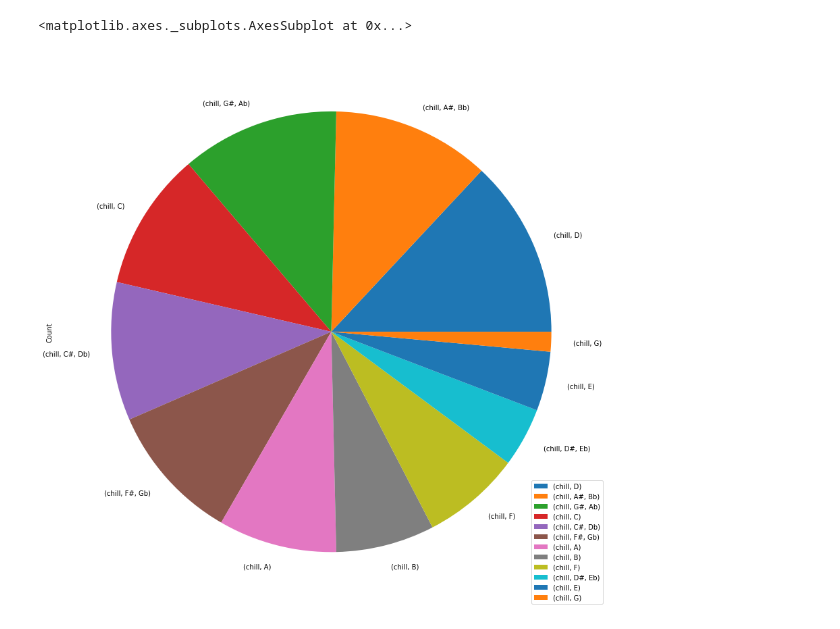
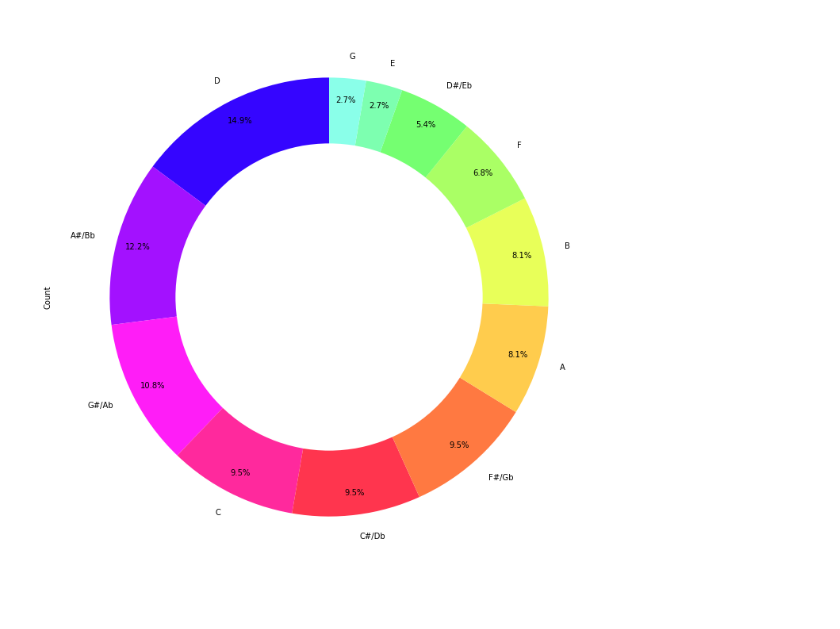
Before and after one commit to heesung80/Group_project_1, a Jupyter notebook: group_project/audiofeatures_piecharts.ipynb, the cells around one changed output. Cells and saved outputs as stored; diff of their text form; code cells hidden in the pictures.

Commit message:
made pie chart prettier

```diff
--- a/group_project/audiofeatures_piecharts.ipynb
+++ b/group_project/audiofeatures_piecharts.ipynb
@@ -110,5 +110,14 @@ keycounts_df
-# %%
-keycounts_df.plot.pie(y='Count', figsize=(15,15))
-# %% [output]
-<matplotlib.axes._subplots.AxesSubplot at 0x...>
-[figure, removed]
+# %%
+colors = ['#3505FF', '#A311FF', '#FF1DF7', '#FF299D', '#FF354E', '#FF7941', '#FFCC4D', '#E8FF59', '#AAFF65', '#75FF71', '#7DFFB0', '#8AFFE9']
+labels = ['D','A#/Bb', 'G#/Ab', 'C', 'C#/Db', 'F#/Gb', 'A', 'B', 'F', 'D#/Eb', 'E', 'G']
+keycounts_df.plot.pie(y='Count', colors = colors, labels = labels, legend=None, autopct='%1.1f%%', pctdistance=0.9, startangle=90, figsize=(10,10))
+
+center_circle = plt.Circle((0,0),0.70,fc='white')
+fig = plt.gcf()
+fig.gca().add_artist(center_circle)
+
+#keycounts_df.axis('equal')
+plt.tight_layout()
+plt.show()
+# %% [output]
+[figure, added]
```
Also changed, not shown: parts of 4 cells of this notebook.
